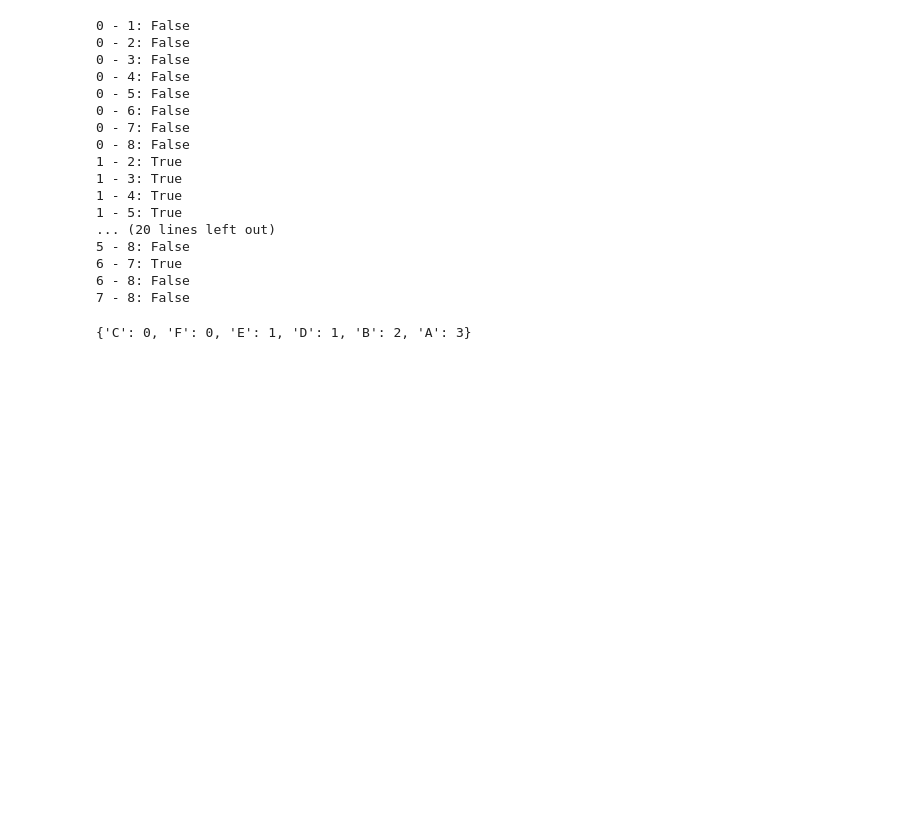
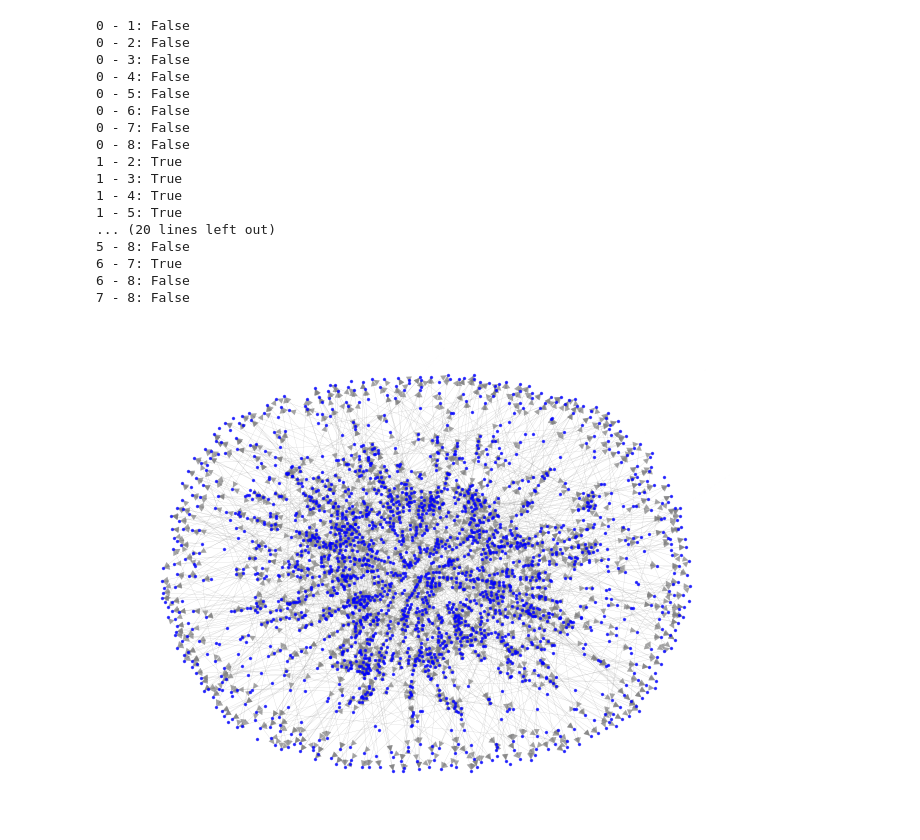
Before and after one commit to lisovskaya-ekaterina/nntile-sim, a Jupyter notebook: graph.ipynb, the cells around one changed output. Drawn from its saved outputs; the diff is of its cells as text; code cells hidden in the pictures; blank space fills up the shorter version.

```diff
--- a/graph.ipynb
+++ b/graph.ipynb
@@ -128,52 +106,19 @@ for i in range(len(G_list)):
 6 - 7: True
 6 - 8: False
 7 - 8: False
-# %%
-import networkx as nx
-
-def reversed_topological_sort(graph):
-    """
-    Реализует обратную топологическую сортировку для версий NetworkX < 2.8.
-    """
-    return reversed(list(nx.topological_sort(graph)))
-
-def dag_depth_bottom_up(graph):
-    """
-    Вычисляет глубину каждой вершины в DAG (снизу вверх).
-
-    Args:
-        graph: Объект графа networkx (должен быть DAG).
-
-    Returns:
-        Словарь, где ключи - вершины, а значения - их глубины.
-    """
-
-    depths = {}
-
-    # Находим листовые вершины (без исходящих ребер)
-    leaf_nodes = [node for node in graph.nodes() if graph.out_degree(node) == 0]
-
-    # Устанавливаем глубину листовых вершин в 0
-    for node in leaf_nodes:
-        depths[node] = 0
-
-    # Обходим граф снизу вверх
-    for node in reversed_topological_sort(graph):
-        if node not in depths:
-            max_child_depth = 0
-            for successor in graph.successors(node):
-                if successor in depths:
-                    max_child_depth = max(max_child_depth, depths[successor])
-            depths[node] = max_child_depth + 1
-
-    return depths
-
-
-# Пример использования:
-graph = nx.DiGraph()
-graph.add_edges_from([("A", "B"), ("A", "C"), ("B", "D"), ("B", "E"), ("D", "F"), ("E", "F")])
-
-depths = dag_depth_bottom_up(graph)
-print(depths)
-# %% [output]
-{'C': 0, 'F': 0, 'E': 1, 'D': 1, 'B': 2, 'A': 3}
+# %%
+G = G_list[1]
+# %%
+options = {
+    'node_color': 'blue', #  Цвет узлов
+    'node_size': 2,      # Размер узлов (уменьшите, если граф слишком плотный)
+    'edge_color': 'gray', # Цвет ребер
+    'width': 0.1,        # Толщина ребер
+    'alpha': 0.7        # Прозрачность
+}
+
+pos = nx.spring_layout(G, seed=42)
+nx.draw(G, pos, **options)
+plt.show()
+# %% [output]
+[figure, added]
```
Also changed, not shown: parts of 3 cells of this notebook, 5 other files.
